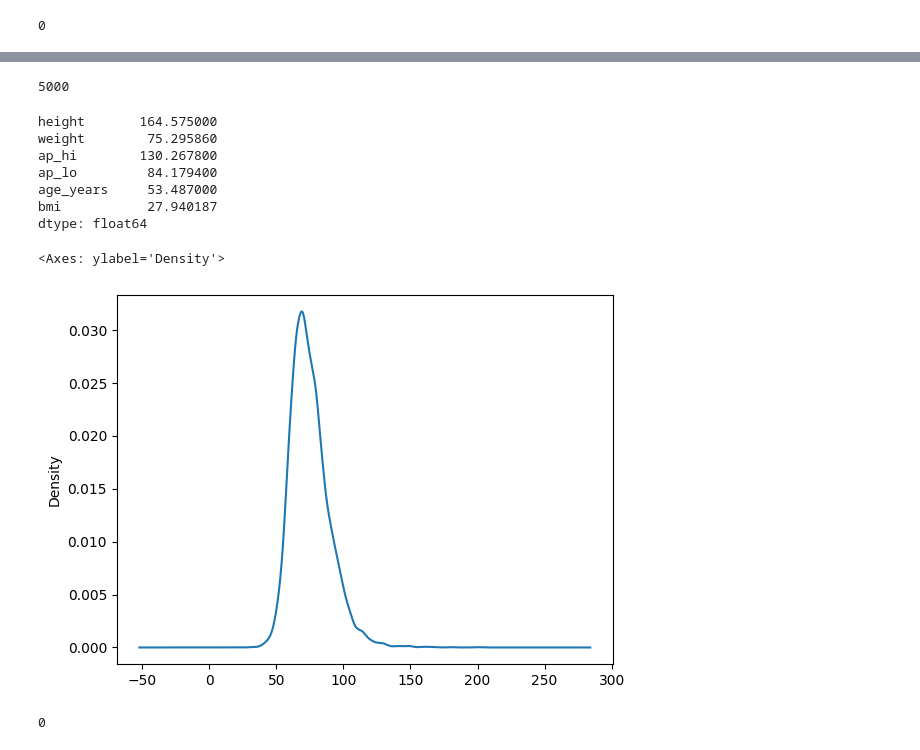
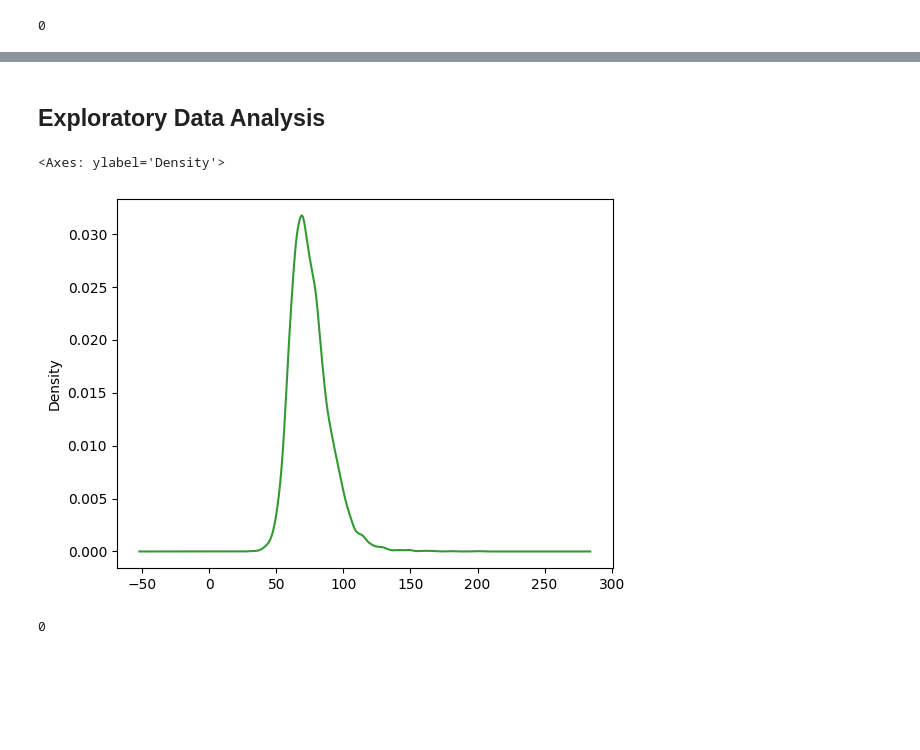
Before and after one commit to farhanarrafi/empirical-analysis-cardiovascular-data, a Jupyter notebook: Emperical_Analysis_Project.ipynb, the cells around one changed output, grey strips where cells are left out. Cells and saved outputs as stored; diff of their text form; code cells hidden in the pictures; blank space fills up the shorter version.

```diff
--- a/Emperical_Analysis_Project.ipynb
+++ b/Emperical_Analysis_Project.ipynb
@@ -87,22 +72,10 @@ cardioVascular_dataset_filtered.head(10)
-# %%
-len(cardioVascular_dataset_filtered)
-# %% [output]
-5000
-# %%
-cardioVascular_dataset_filtered.mean()
-# %% [output]
-height       164.575000
-weight        75.295860
-ap_hi        130.267800
-ap_lo         84.179400
-age_years     53.487000
-bmi           27.940187
-dtype: float64
+# %% [markdown]
+## Exploratory Data Analysis
 # %%
-cardioVascular_dataset_filtered['weight'].plot.density()
+cardioVascular_dataset_filtered['weight'].plot.density(color='green', alpha=0.8)
 # %% [output]
 <Axes: ylabel='Density'>
-[figure, old version]
+[figure, new version]
 # %%
 samples = cardioVascular_dataset_filtered.sample(100, random_state=1199)
 # Check for null values https://stackoverflow.com/a/69622929/3148856
```
Also changed, not shown: parts of 61 cells of this notebook.
